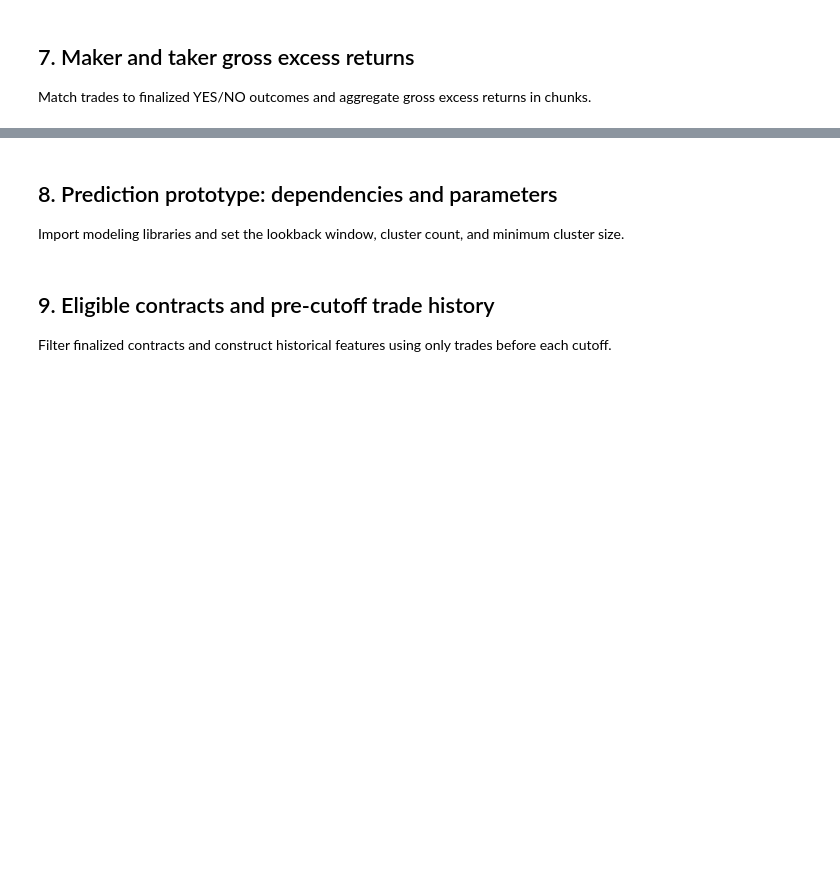
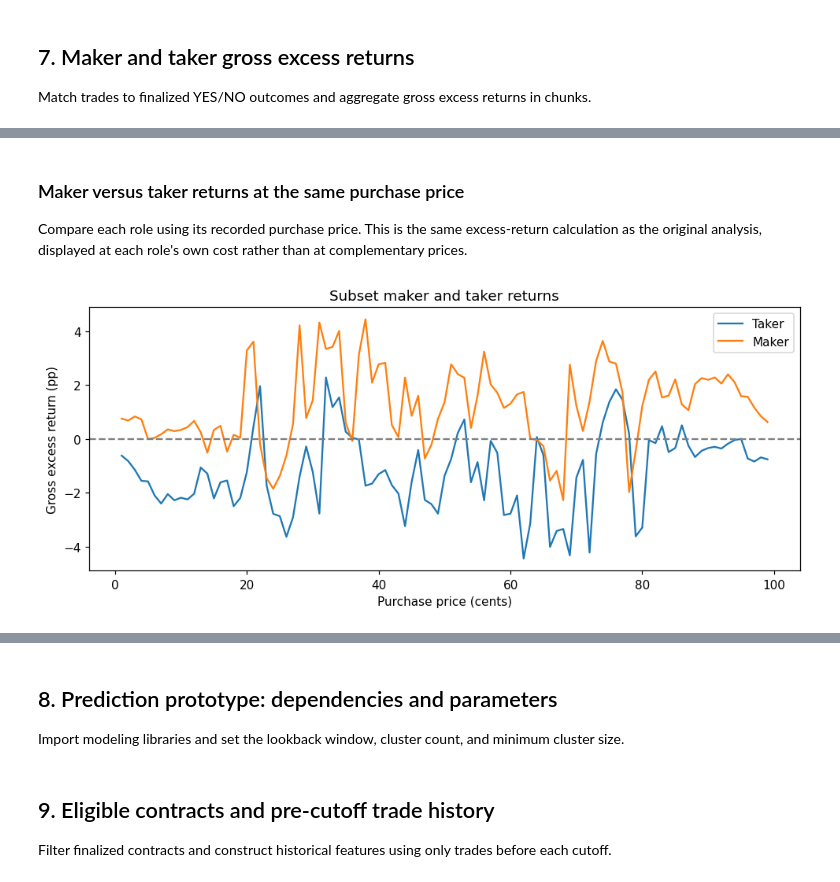
Before and after one commit to KyleNicarry/DS-340W-Group-Project, a Jupyter notebook: notebooks/extension_prototype/full_pipeline.ipynb, the cells around one changed output, grey strips where cells are left out. Cells and saved outputs as stored; diff of their text form; code cells hidden in the pictures; blank space fills up the shorter version.

```diff
--- a/notebooks/extension_prototype/full_pipeline.ipynb
+++ b/notebooks/extension_prototype/full_pipeline.ipynb
@@ -295,0 +512,18 @@ else:
+# %% [markdown]
+### Maker versus taker returns at the same purchase price
+Compare each role using its recorded purchase price. This is the same excess-return calculation
+as the original analysis, displayed at each role's own cost rather than at complementary prices.
+# %%
+taker_curve = by_price.loc["Taker", "excess_pp"].reindex(range(1, 100))
+maker_curve = by_price.loc["Maker", "excess_pp"].reindex(range(1, 100))
+fig, ax = plt.subplots(figsize=(9, 4))
+ax.plot(taker_curve.index, taker_curve, label="Taker")
+ax.plot(taker_curve.index, maker_curve.to_numpy(), label="Maker")
+ax.axhline(0, color="gray", linestyle="--")
+ax.set(xlabel="Purchase price (cents)", ylabel="Gross excess return (pp)",
+       title="Subset maker and taker returns")
+ax.legend()
+plt.tight_layout()
+plt.show()
+# %% [output]
+[figure, added]
```
Also changed, not shown: parts of 18 cells of this notebook.
